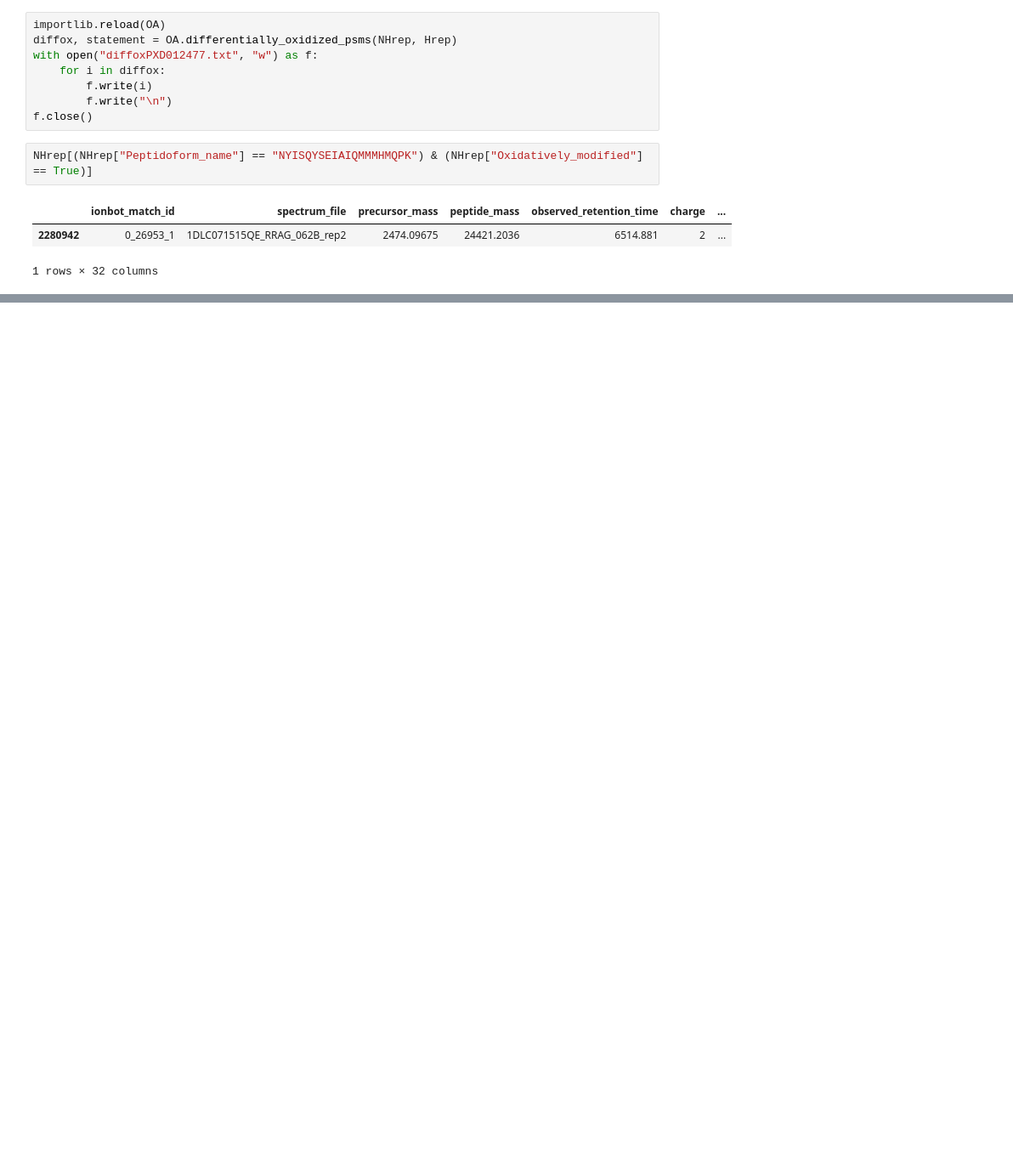
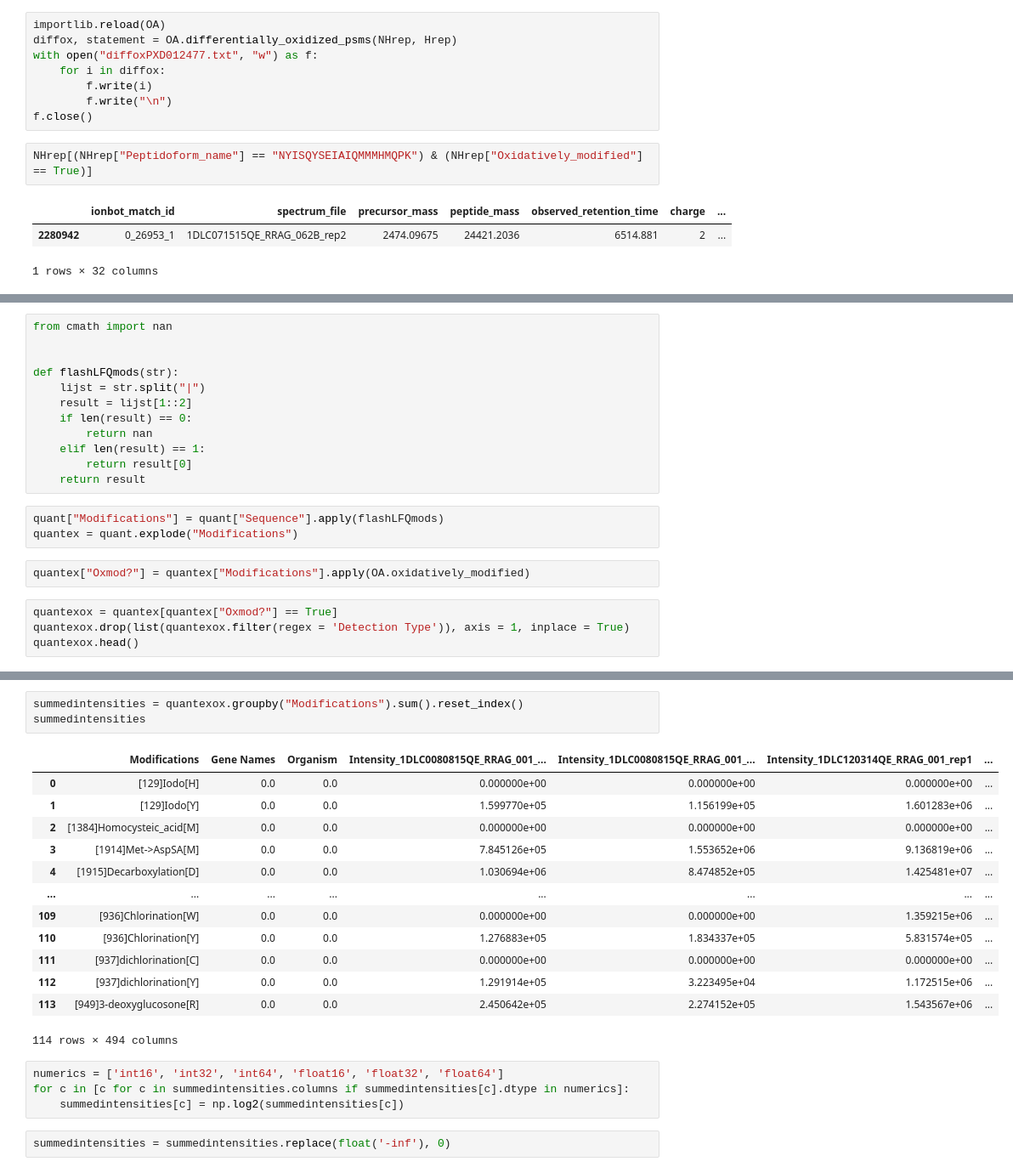
Before and after one commit to rodvrees/Master_Thesis, a Jupyter notebook: Project_analysis/PXD012477.ipynb, the cells around one changed output, grey strips where cells are left out. Shown at 85% size. Saved outputs shown, nothing was run; the diff lists cells and outputs as text; blank space fills up the shorter version.

Commit message:
Quantitative analysis

```diff
--- a/Project_analysis/PXD012477.ipynb
+++ b/Project_analysis/PXD012477.ipynb
@@ -238,0 +271,21 @@ NHrep[(NHrep["Peptidoform_name"] == "NYISQYSEIAIQMMMHMQPK") & (NHrep["Oxidativel
+# %%
+from cmath import nan
+
+
+def flashLFQmods(str):
+    lijst = str.split("|")
+    result = lijst[1::2]
+    if len(result) == 0:
+        return nan
+    elif len(result) == 1:
+        return result[0]
+    return result
+# %%
+quant["Modifications"] = quant["Sequence"].apply(flashLFQmods)
+quantex = quant.explode("Modifications")
+# %%
+quantex["Oxmod?"] = quantex["Modifications"].apply(OA.oxidatively_modified)
+# %%
+quantexox = quantex[quantex["Oxmod?"] == True]
+quantexox.drop(list(quantexox.filter(regex = 'Detection Type')), axis = 1, inplace = True)
+quantexox.head()
@@ -238,0 +300,23 @@ NHrep[(NHrep["Peptidoform_name"] == "NYISQYSEIAIQMMMHMQPK") & (NHrep["Oxidativel
+# %%
+summedintensities = quantexox.groupby("Modifications").sum().reset_index()
+summedintensities
+# %% [output]
+|  | Modifications | Gene Names | Organism | Intensity_1DLC0080815QE_RRAG_001_... | Intensity_1DLC0080815QE_RRAG_001_... | Intensity_1DLC120314QE_RRAG_001_rep1 | ... |
+| 0 | [129]Iodo[H] | 0.0 | 0.0 | 0.000000e+00 | 0.000000e+00 | 0.000000e+00 | ... |
+| 1 | [129]Iodo[Y] | 0.0 | 0.0 | 1.599770e+05 | 1.156199e+05 | 1.601283e+06 | ... |
+| 2 | [1384]Homocysteic_acid[M] | 0.0 | 0.0 | 0.000000e+00 | 0.000000e+00 | 0.000000e+00 | ... |
+| 3 | [1914]Met->AspSA[M] | 0.0 | 0.0 | 7.845126e+05 | 1.553652e+06 | 9.136819e+06 | ... |
+| 4 | [1915]Decarboxylation[D] | 0.0 | 0.0 | 1.030694e+06 | 8.474852e+05 | 1.425481e+07 | ... |
+| ... | ... | ... | ... | ... | ... | ... | ... |
+| 109 | [936]Chlorination[W] | 0.0 | 0.0 | 0.000000e+00 | 0.000000e+00 | 1.359215e+06 | ... |
+| 110 | [936]Chlorination[Y] | 0.0 | 0.0 | 1.276883e+05 | 1.834337e+05 | 5.831574e+05 | ... |
+| 111 | [937]dichlorination[C] | 0.0 | 0.0 | 0.000000e+00 | 0.000000e+00 | 0.000000e+00 | ... |
+| 112 | [937]dichlorination[Y] | 0.0 | 0.0 | 1.291914e+05 | 3.223495e+04 | 1.172515e+06 | ... |
+| 113 | [949]3-deoxyglucosone[R] | 0.0 | 0.0 | 2.450642e+05 | 2.274152e+05 | 1.543567e+06 | ... |
+114 rows × 494 columns
+# %%
+numerics = ['int16', 'int32', 'int64', 'float16', 'float32', 'float64']
+for c in [c for c in summedintensities.columns if summedintensities[c].dtype in numerics]:
+    summedintensities[c] = np.log2(summedintensities[c])
+# %%
+summedintensities = summedintensities.replace(float('-inf'), 0)
```
Also changed, not shown: parts of 18 cells of this notebook, 2 other files.
